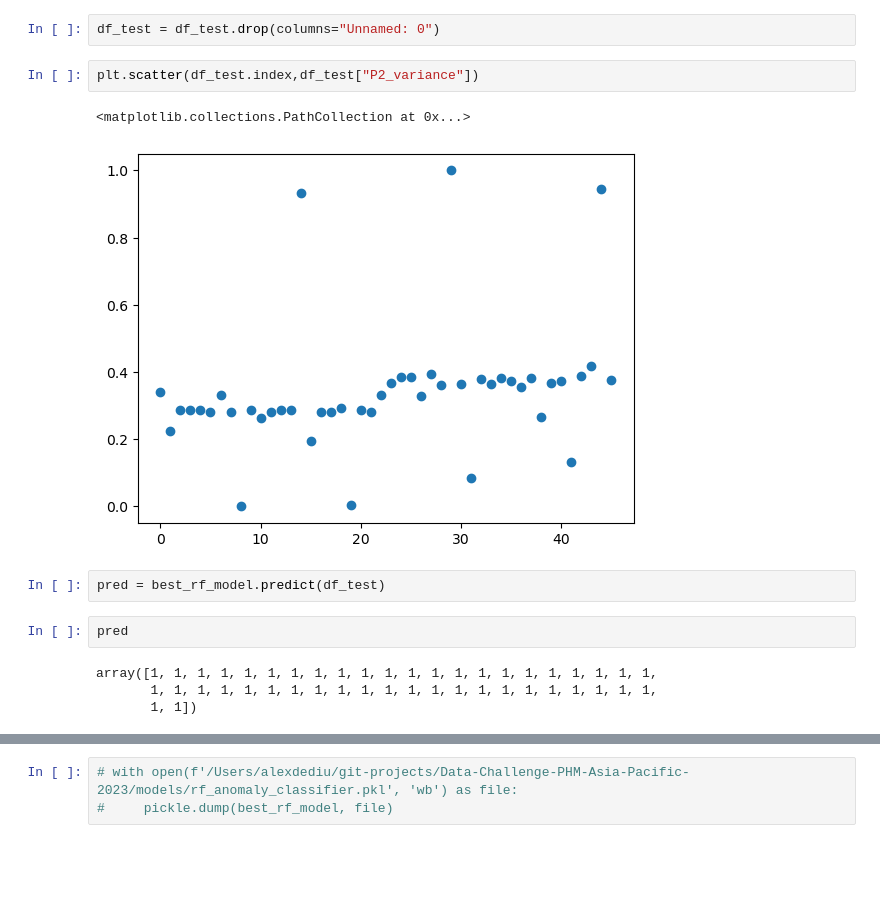
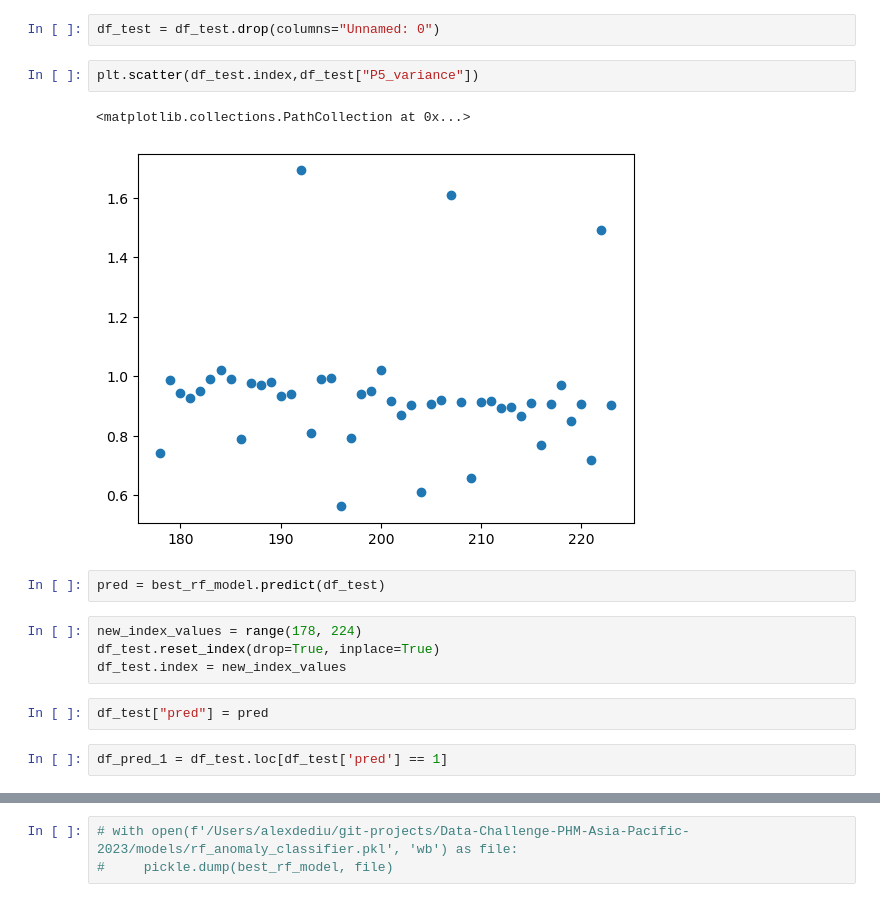
Before and after one commit to alexxdediu/Data-Challenge-PHM-Asia-Pacific-2023, a Jupyter notebook: models/model_rf_task_1.ipynb, the cells around one changed output, grey strips where cells are left out. Drawn from its saved outputs; the diff is of its cells as text; blank space fills up the shorter version.

```diff
--- a/models/model_rf_task_1.ipynb
+++ b/models/model_rf_task_1.ipynb
@@ -199,15 +199,17 @@ df_test = pd.read_csv(f"{path_dataframes}/df_test.csv")
 # %%
 df_test = df_test.drop(columns="Unnamed: 0")
 # %%
-plt.scatter(df_test.index,df_test["P2_variance"])
+plt.scatter(df_test.index,df_test["P5_variance"])
 # %% [output]
 <matplotlib.collections.PathCollection at 0x...>
-[figure, old version]
+[figure, new version]
 # %%
 pred = best_rf_model.predict(df_test)
-# %%
-pred
-# %% [output]
-array([1, 1, 1, 1, 1, 1, 1, 1, 1, 1, 1, 1, 1, 1, 1, 1, 1, 1, 1, 1, 1, 1,
-       1, 1, 1, 1, 1, 1, 1, 1, 1, 1, 1, 1, 1, 1, 1, 1, 1, 1, 1, 1, 1, 1,
-       1, 1])
+# %%
+new_index_values = range(178, 224)
+df_test.reset_index(drop=True, inplace=True)
+df_test.index = new_index_values
+# %%
+df_test["pred"] = pred
+# %%
+df_pred_1 = df_test.loc[df_test['pred'] == 1]
```
Also changed, not shown: parts of 5 cells of this notebook, 3 other files.
